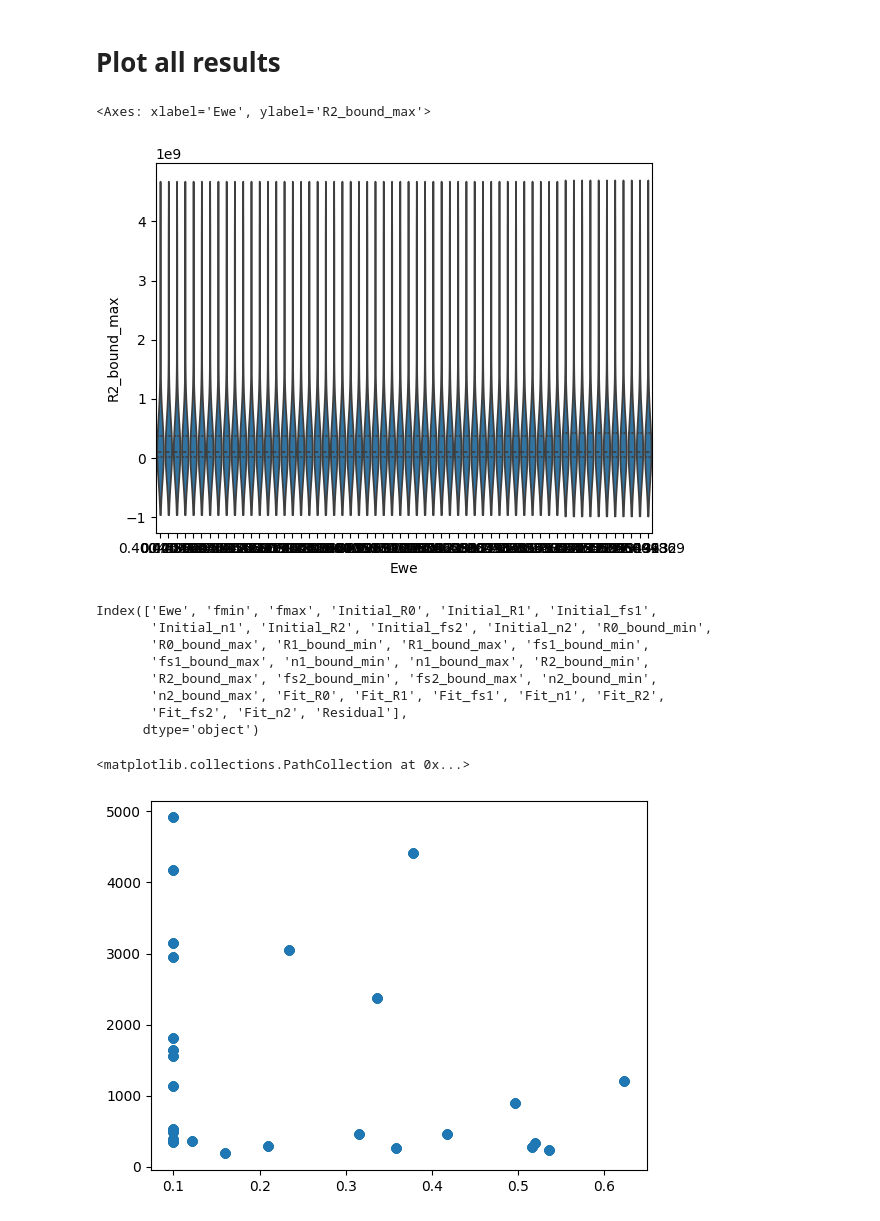
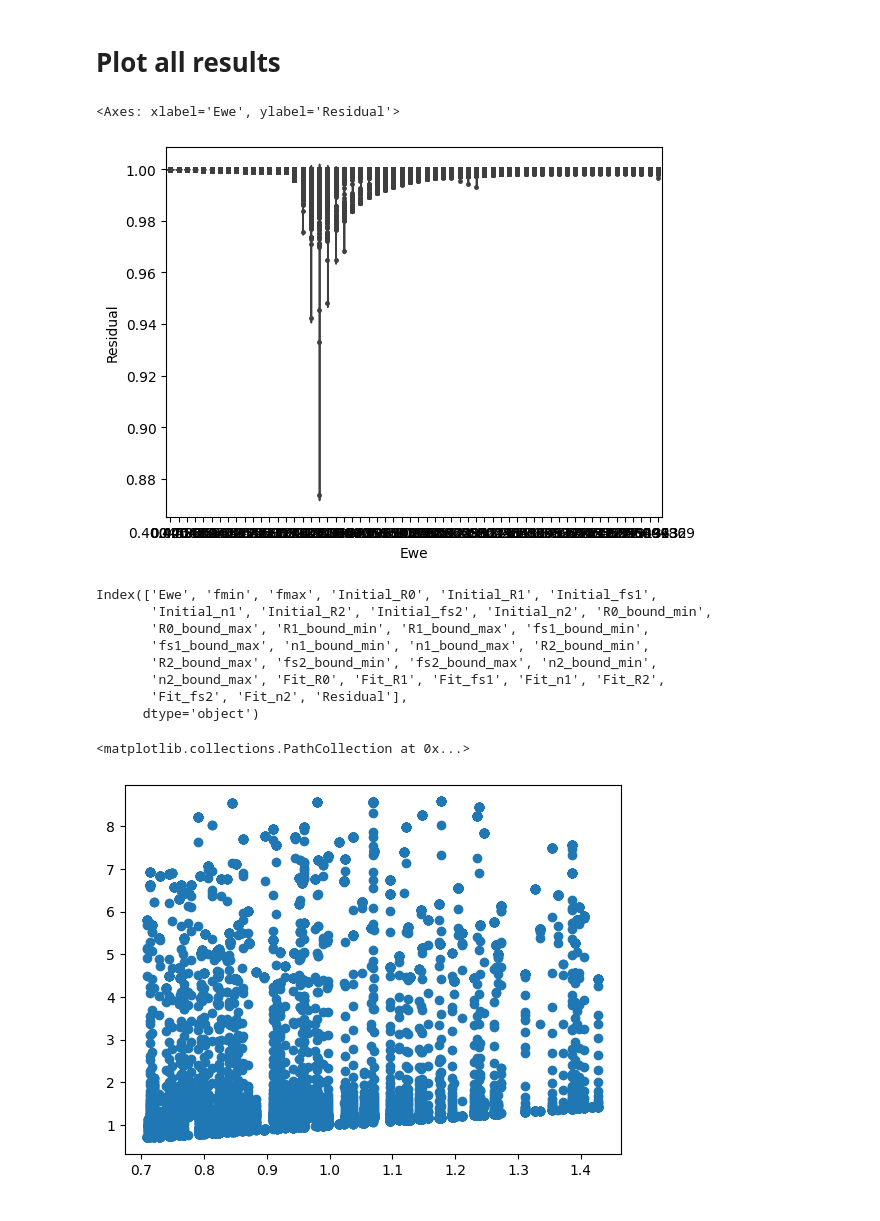
Before and after one commit to raulgarciadiez/EIS_HIROF, a Jupyter notebook: create_database.ipynb, the cells around one changed output. Cells and saved outputs as stored; diff of their text form; code cells hidden in the pictures.

```diff
--- a/create_database.ipynb
+++ b/create_database.ipynb
@@ -244,23 +268,23 @@ for n in range(5):
 # %%
 import pandas as pd
 import matplotlib.pyplot as plt
 import seaborn as sns
 
 filename = "100 cycles imped_RRCRCCPEModel_fit_log.csv"
 df = pd.read_csv(filename)
 
 param1 = "Ewe"
-param2='R2_bound_max'
+param2='Residual'
 
-sns.violinplot(x=param1, y=param2, data=df, inner="quartile")
+sns.violinplot(x=param1, y=param2, data=df, inner="point")
 
 #grouped = df.groupby('Ewe').agg(
 #        mean_param=pd.NamedAgg(column=param, aggfunc='mean'),
 #        std_param=pd.NamedAgg(column=param, aggfunc='std')
 #    ).reset_index()
 # %% [output]
-<Axes: xlabel='Ewe', ylabel='R2_bound_max'>
+<Axes: xlabel='Ewe', ylabel='Residual'>
-[figure, old version]
+[figure, new version]
 # %%
 df.keys()
 # %% [output]
@@ -273,13 +297,13 @@ Index(['Ewe', 'fmin', 'fmax', 'Initial_R0', 'Initial_R1', 'Initial_fs1',
        'Fit_fs2', 'Fit_n2', 'Residual'],
       dtype='object')
 # %%
-param1 = "fs2_bound_min"
-param2 = "fs2_bound_max"
+param1 = "R1_bound_min"
+param2 = "Fit_R1"
 
 plt.scatter(df[param1], df[param2])
 # %% [output]
 <matplotlib.collections.PathCollection at 0x...>
-[figure, old version]
+[figure, new version]
 # %%
 # %% [output]
 Lower Bounds: [0, 0, 0, 0.6910271209661063, 2020072.0226445198, 511.6010781399384, 0.6993595328229025]
```
Also changed, not shown: parts of 2 cells of this notebook, 4 other files.
